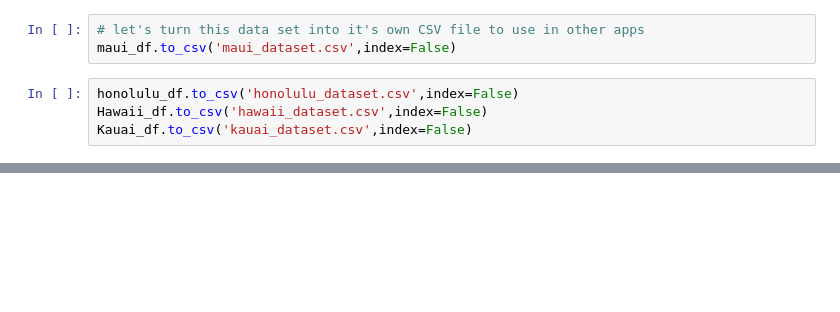
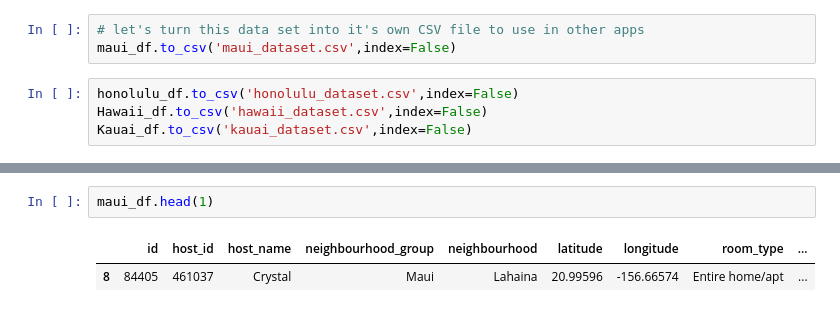
Before and after one commit to Jack-Merrett/hawaii_airbnb, a Jupyter notebook: notebooks/airbnb-notebook.ipynb, the cells around one changed output, grey strips where cells are left out. Saved outputs shown, nothing was run; the diff lists cells and outputs as text; blank space fills up the shorter version.

```diff
--- a/notebooks/airbnb-notebook.ipynb
+++ b/notebooks/airbnb-notebook.ipynb
@@ -382,0 +342,5 @@ Kauai_df
+# %%
+maui_df.head(1)
+# %% [output]
+|  | id | host_id | host_name | neighbourhood_group | neighbourhood | latitude | longitude | room_type | ... |
+| 8 | 84405 | 461037 | Crystal | Maui | Lahaina | 20.99596 | -156.66574 | Entire home/apt | ... |
```
Also changed, not shown: parts of 7 cells of this notebook, 3 other files.
